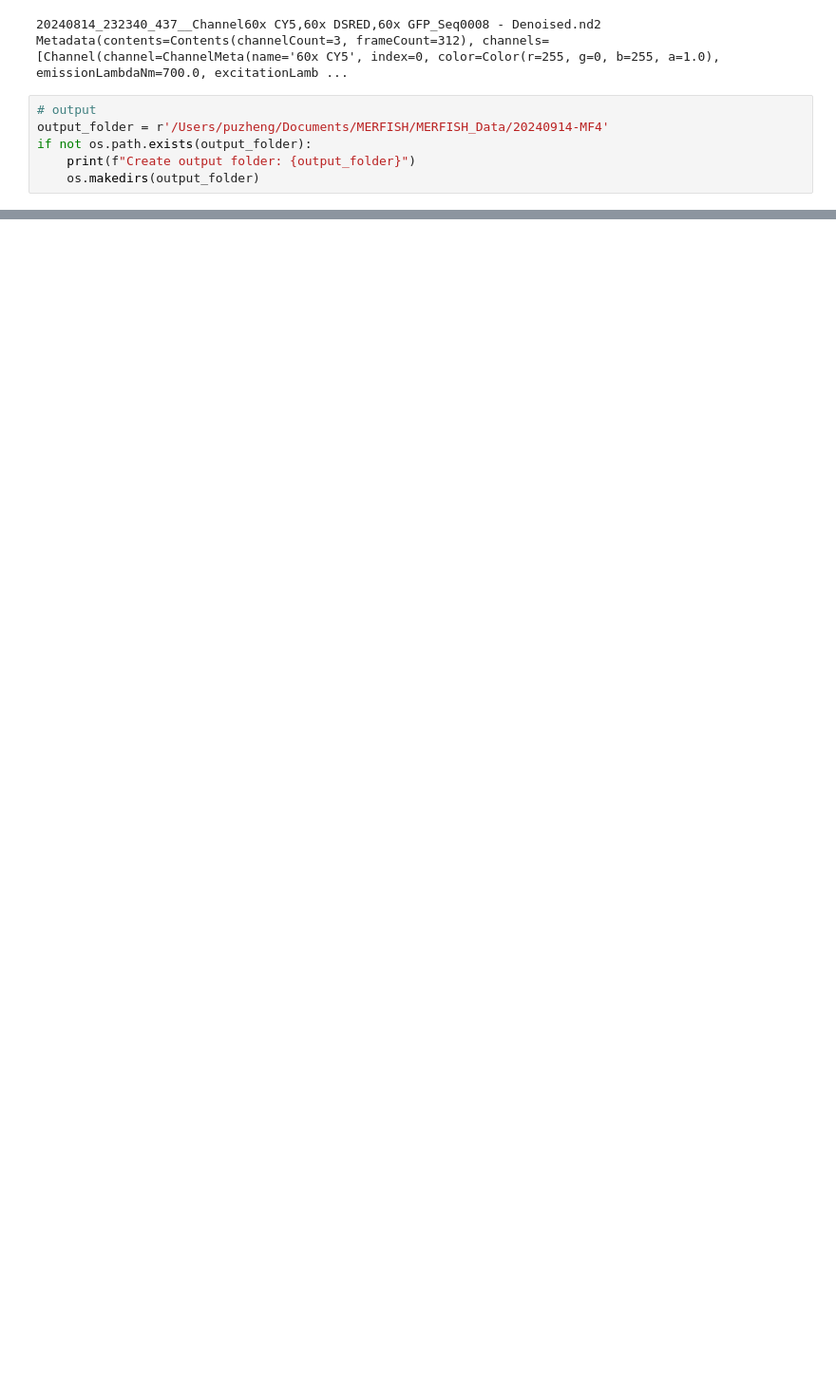
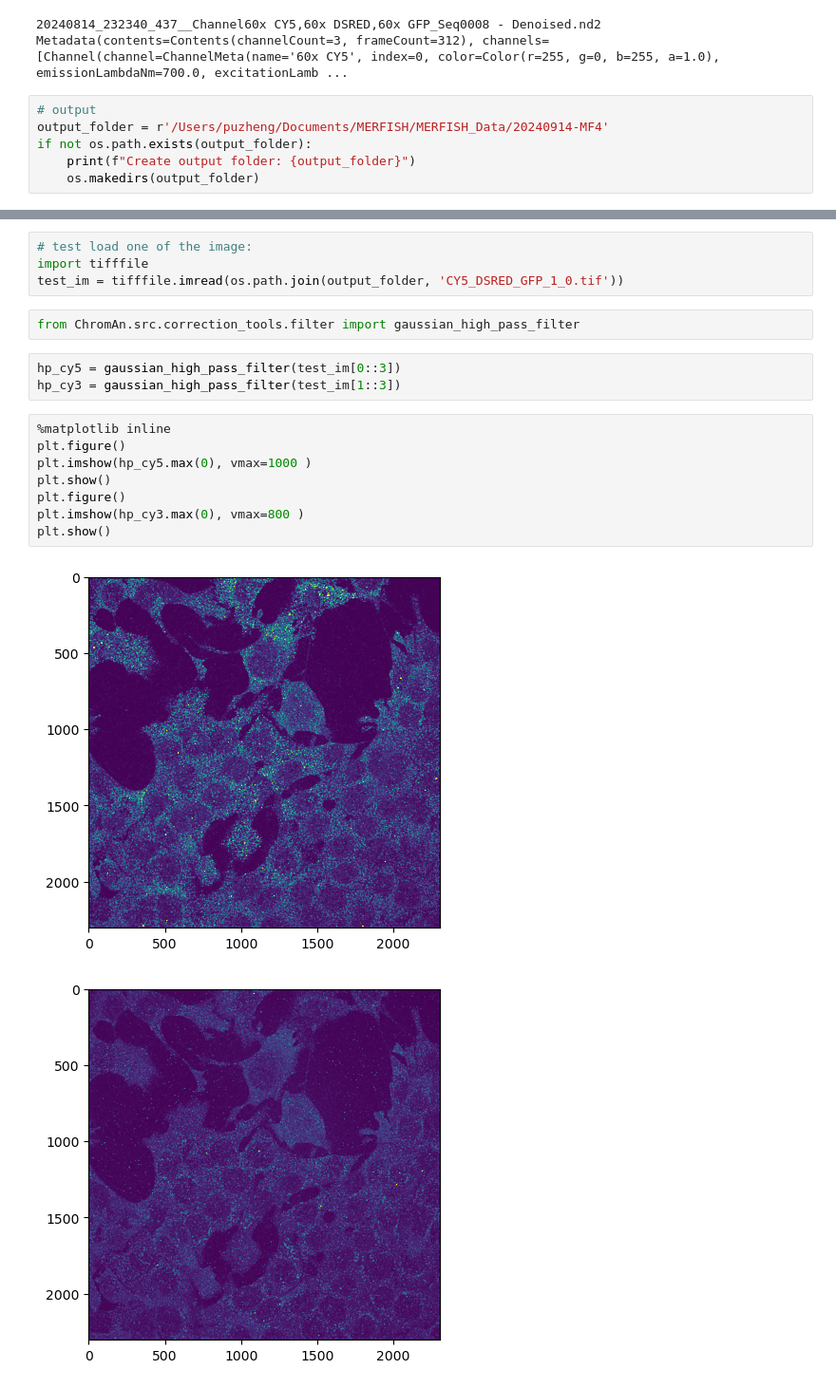
Before and after one commit to zhengpuas47/Weissman_MERFISH_Scripts, a Jupyter notebook: MERFISH_preprocess/Test_parameters/Load_nd2.ipynb, the cells around one changed output, grey strips where cells are left out. Shown at 95% size. Cells and saved outputs as stored; diff of their text form; blank space fills up the shorter version.

```diff
--- a/MERFISH_preprocess/Test_parameters/Load_nd2.ipynb
+++ b/MERFISH_preprocess/Test_parameters/Load_nd2.ipynb
@@ -62,0 +194,20 @@ for _im in im_stack:
+# %%
+# test load one of the image:
+import tifffile
+test_im = tifffile.imread(os.path.join(output_folder, 'CY5_DSRED_GFP_1_0.tif'))
+# %%
+from ChromAn.src.correction_tools.filter import gaussian_high_pass_filter
+# %%
+hp_cy5 = gaussian_high_pass_filter(test_im[0::3])
+hp_cy3 = gaussian_high_pass_filter(test_im[1::3])
+# %%
+%matplotlib inline
+plt.figure()
+plt.imshow(hp_cy5.max(0), vmax=1000 )
+plt.show()
+plt.figure()
+plt.imshow(hp_cy3.max(0), vmax=800 )
+plt.show()
+# %% [output]
+[figure, added]
+[figure, added]
```
Also changed, not shown: parts of 18 cells of this notebook, 7 other files.
